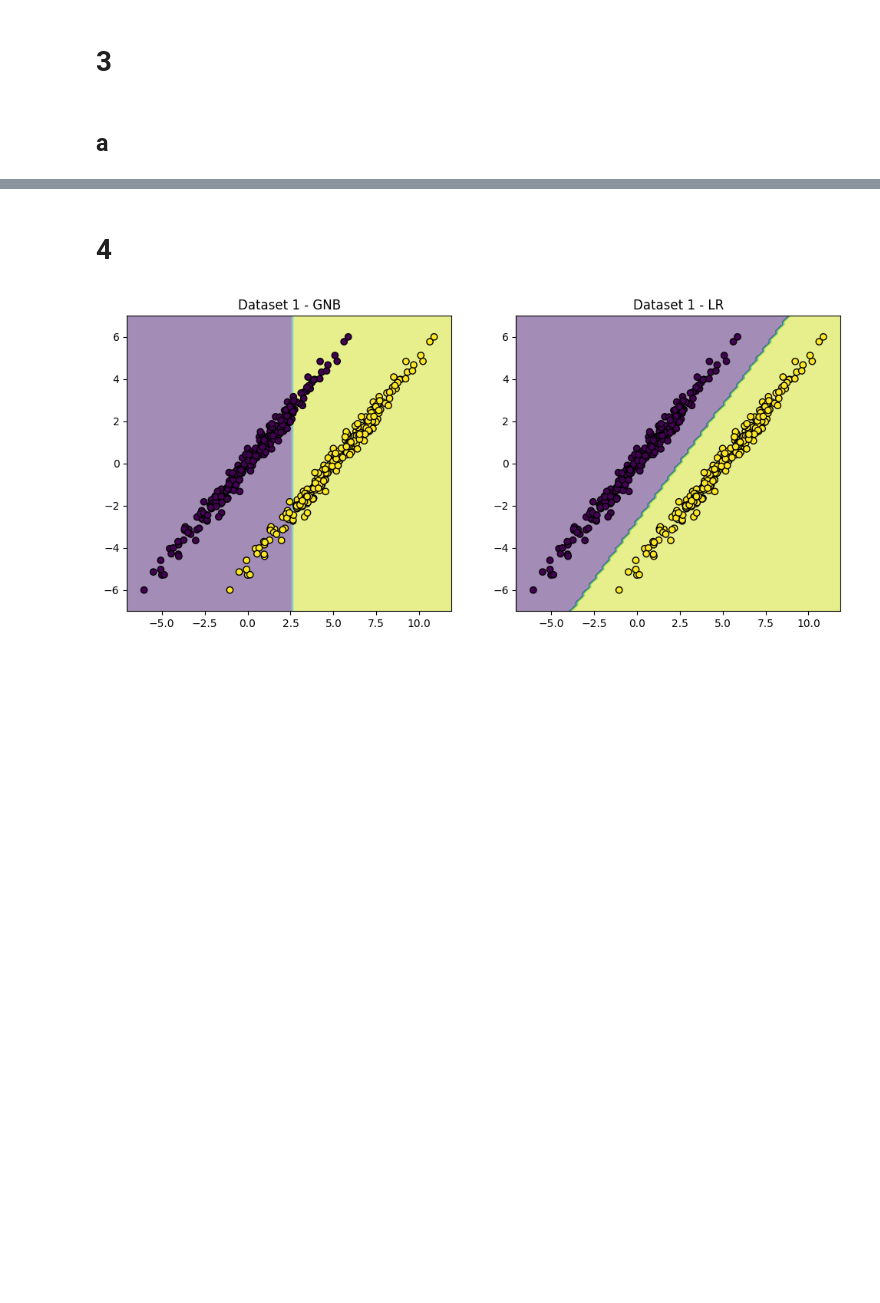
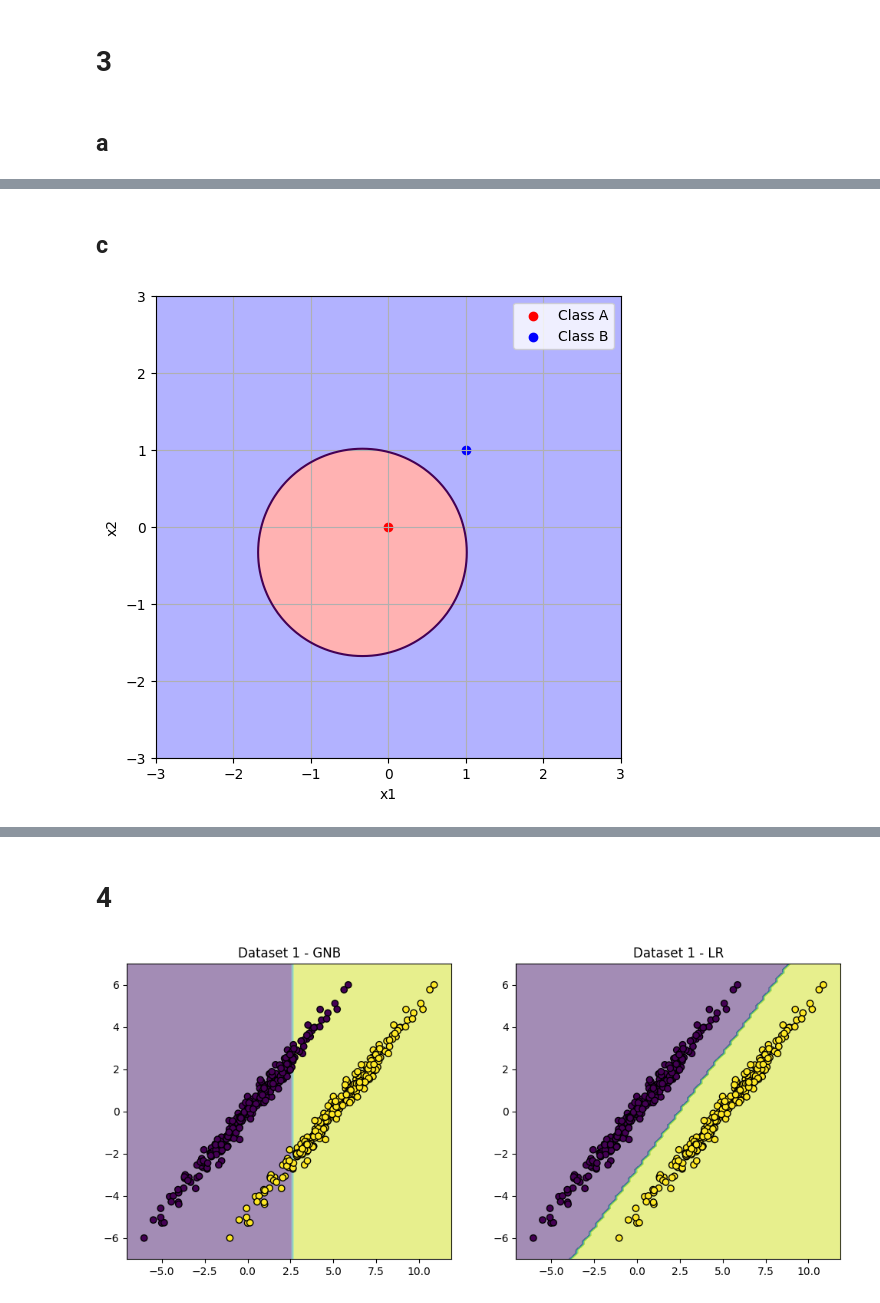
Before and after one commit to TangyKiwi/DSC-240, a Jupyter notebook: HW3/hw3_code.ipynb, the cells around one changed output, grey strips where cells are left out. Saved outputs shown, nothing was run; the diff lists cells and outputs as text; code cells hidden in the pictures; blank space fills up the shorter version.

```diff
--- a/HW3/h3_code.ipynb
+++ b/HW3/hw3_code.ipynb
@@ -28,0 +48,24 @@ plt.show()
+# %% [markdown]
+## c
+# %%
+p = 0.5
+sigma2 = 0.25
+d = 2
+
+A_dist2 = (X1 - mu1[0])**2 + (X2 - mu1[1])**2
+B_dist2 = (X1 - mu2[0])**2 + (X2 - mu2[1])**2
+
+Z = -(d/2)*np.log(sigma2) - (1/(2*sigma2))*A_dist2 + 0.5*B_dist2
+
+plt.figure(figsize=(6, 6))
+plt.contourf(X1, X2, Z, levels=[-1e9, 0, 1e9], colors=["blue", "red"], alpha=0.3)
+plt.contour(X1, X2, Z, levels=[0])
+plt.scatter(mu1[0], mu1[1], color='red', label='Class A')
+plt.scatter(mu2[0], mu2[1], color='blue', label='Class B')
+plt.legend()
+plt.xlabel('x1')
+plt.ylabel('x2')
+plt.grid(True)
+plt.show()
+# %% [output]
+[figure, added]
```
Also changed, not shown: parts of 5 cells of this notebook, 7 other files.
